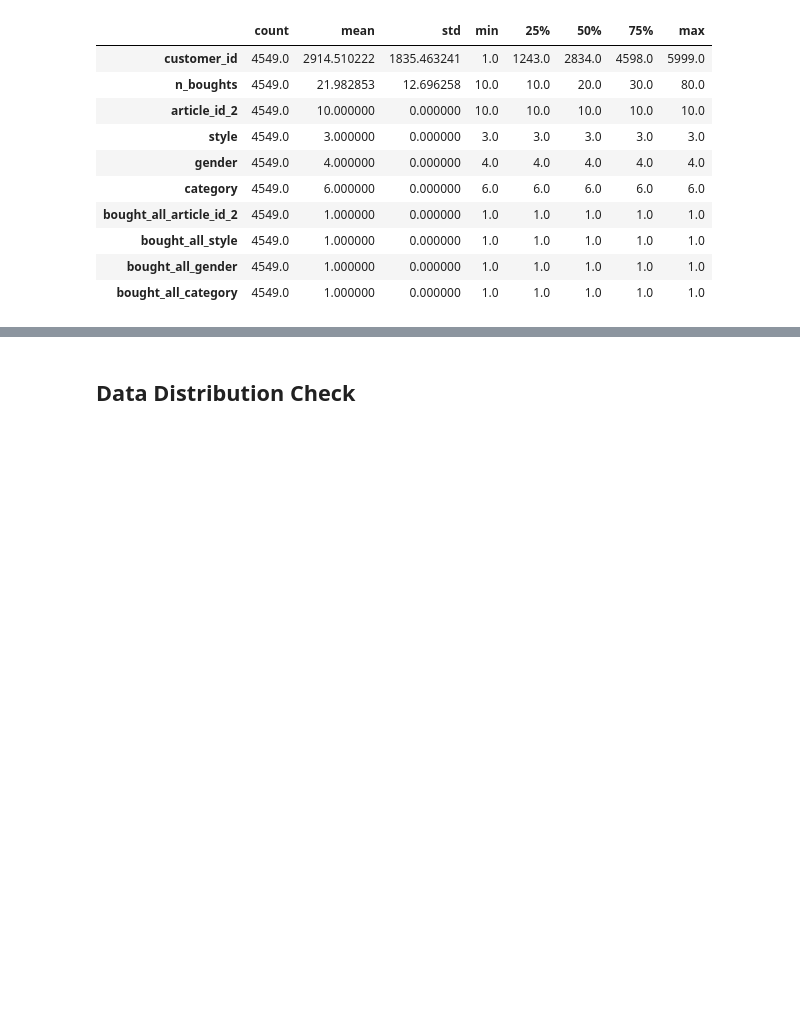
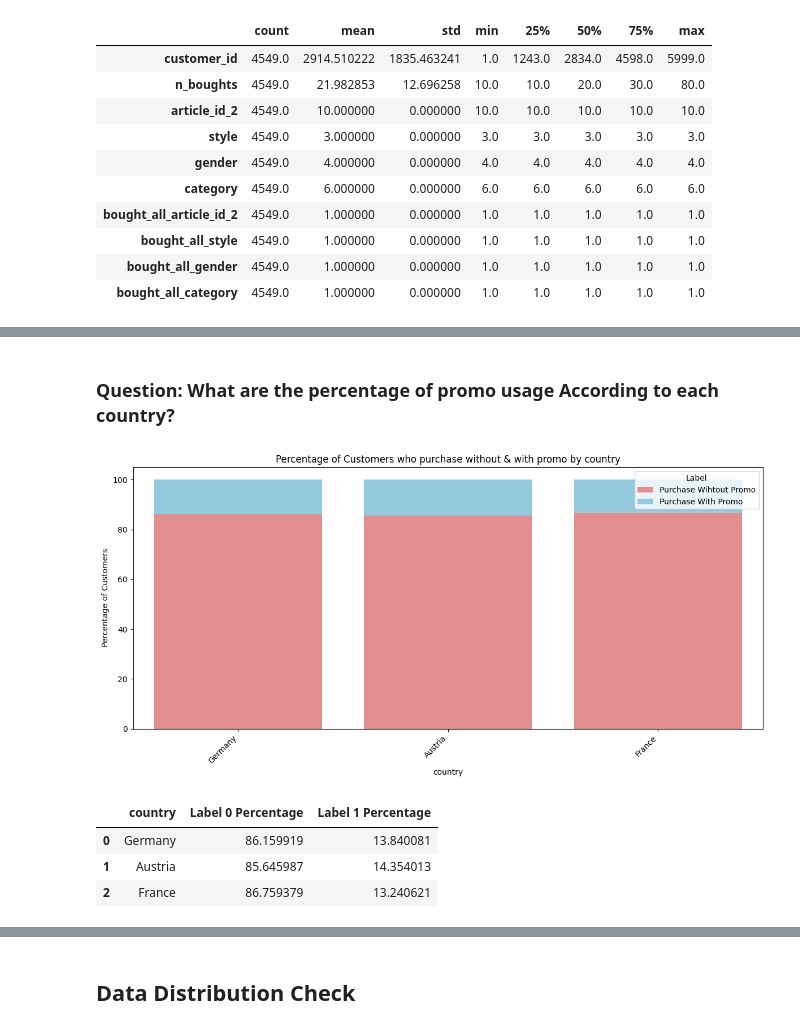
Before and after one commit to AhmedYousriSobhi/market_campain_imapct, a Jupyter notebook: nb_workspace/_1_data_raw_eda.ipynb, the cells around one changed output, grey strips where cells are left out. Saved outputs shown, nothing was run; the diff lists cells and outputs as text; code cells hidden in the pictures; blank space fills up the shorter version.

```diff
--- a/nb_workspace/_1_data_raw_eda.ipynb
+++ b/nb_workspace/_1_data_raw_eda.ipynb
@@ -362,0 +471,14 @@ df_customer_status.describe().T
+# %% [markdown]
+### Question: What are the percentage of promo usage According to each country?
+# %%
+feature_col, target_col = 'country', 'label'
+df_purchase_percentage_country = plot_purchase_percentage(df, target_col, feature_col, True)
+# %% [output]
+[figure, added]
+# %%
+df_purchase_percentage_country
+# %% [output]
+|  | country | Label 0 Percentage | Label 1 Percentage |
+| 0 | Germany | 86.159919 | 13.840081 |
+| 1 | Austria | 85.645987 | 14.354013 |
+| 2 | France | 86.759379 | 13.240621 |
```
Also changed, not shown: parts of 18 cells of this notebook, 8 other files.
